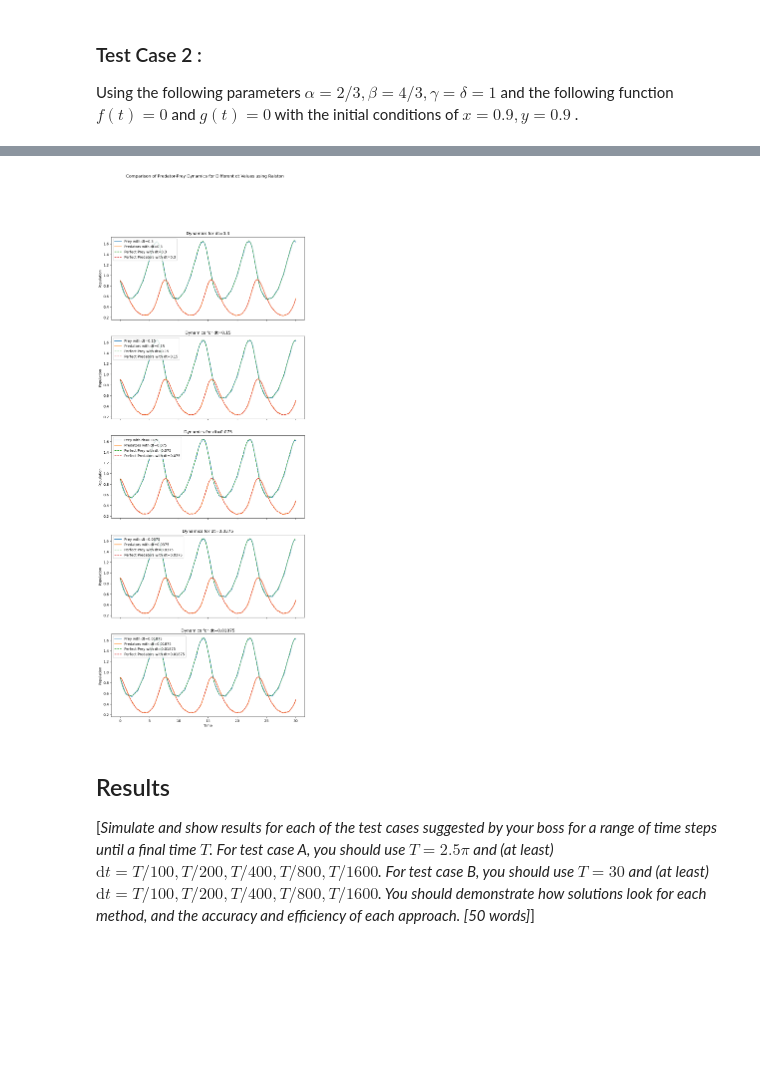
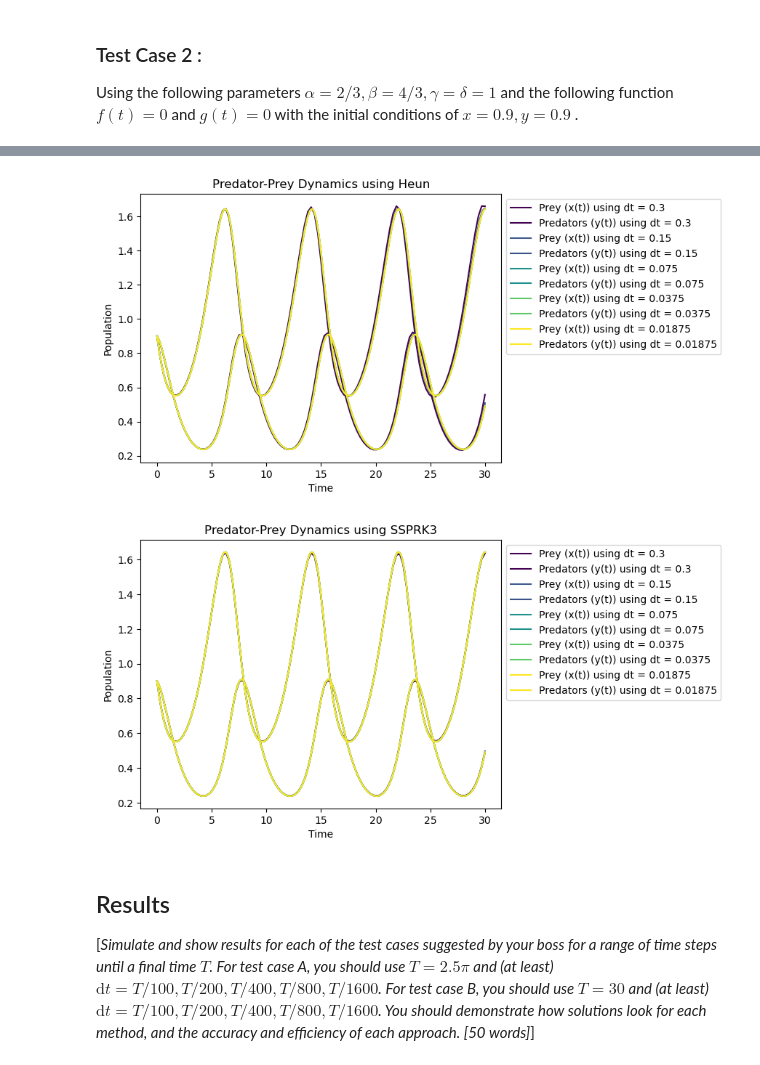
Before and after one commit to rubayeaAlketbi/Numerical-Methods-for-Solving-Predator-Prey-Models, a Jupyter notebook: template.ipynb, the cells around one changed output, grey strips where cells are left out. Drawn from its saved outputs; the diff is of its cells as text; code cells hidden in the pictures; blank space fills up the shorter version.

```diff
--- a/template.ipynb
+++ b/template.ipynb
@@ -187,13 +169,21 @@ def compare_and_plot(y0,t0,T,dts,method):
 # %%
-# Implementation of SSPRK3 Numerical method
+# Define the parameters of the problem
 t0 = 0
 T = 30
-dt = [T/100.0, T/200.0, T/400.0, T/800.0, T/1600.0]
-initial_condition = np.array([0.9,0.9])
-# Compare systems and plot
-difference_df = compare_and_plot(initial_condition, t0, T, dt, 'Ralston')
+dts = [T/100.0, T/200.0, T/400.0, T/800.0, T/1600.0]
+initial_condition = np.array([0.9, 0.9])
+method1 = 'Heun'
+method2 = 'SSPRK3'
+
+# Compute the numerical solutions
+simulation_results_1 = compute_dts(rhs_prey_predator_c2, initial_condition, t0, T, dts, method1)
+simulation_results_2 = compute_dts(rhs_prey_predator_c2, initial_condition, t0, T, dts, method2)
+# Plot the results
+plot_results(simulation_results_1, method1)
+plot_results(simulation_results_2, method2)
 # %% [output]
-[figure, old version]
+[figure, new version]
+[figure, added]
 # %% [markdown]
 ## Results
 
```
Also changed, not shown: parts of 12 cells of this notebook.
